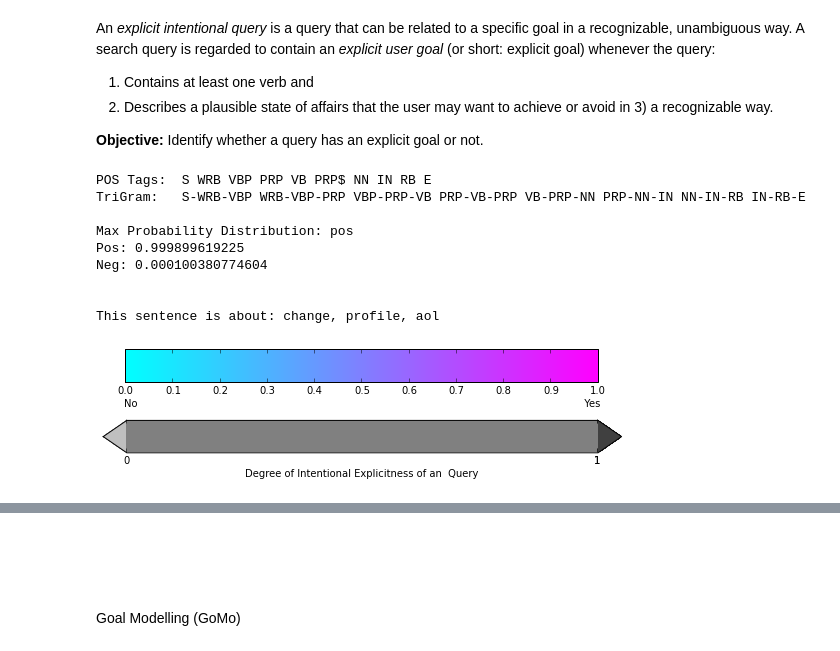
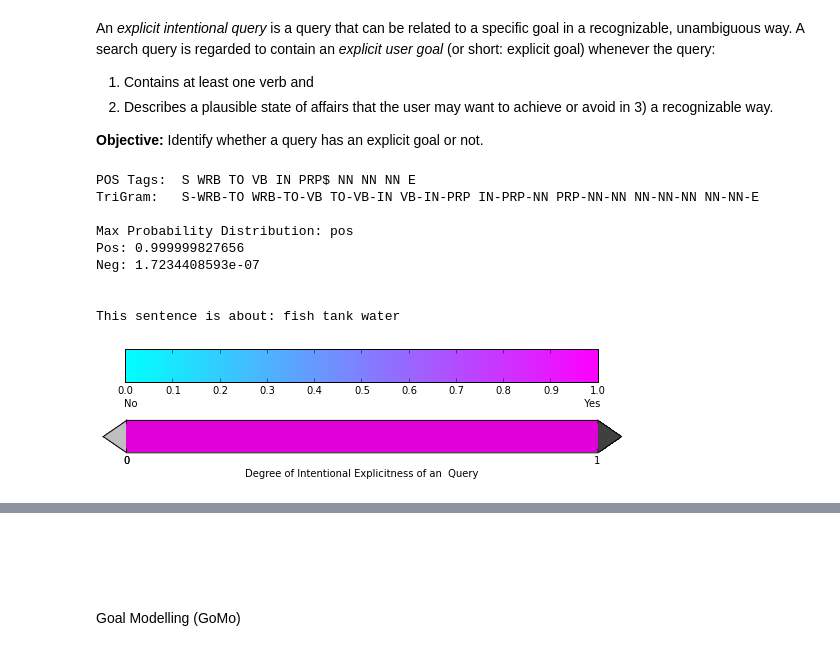
Before and after one commit to ljsou/QueryAnalyzer, a Jupyter notebook: QueryAnalyzer.ipynb, the cells around one changed output, grey strips where cells are left out. Saved outputs shown, nothing was run; the diff lists cells and outputs as text; code cells hidden in the pictures.

```diff
--- a/QueryAnalyzer.ipynb
+++ b/QueryAnalyzer.ipynb
@@ -11,23 +11,23 @@ An <i>explicit intentional query</i> is a query that can be related to a specifi
 # %%
 import goalAnalyzer as ga
 path = "/media/University/UniversityDisc/2-Master/MasterThesis/EjecucionTesis/Desarrollo/PythonProjects/QueryAnalyzer/Models/"
 classifier_name = "my_classifier_v3.pickle"
 cl = ga.loadTrainedClassifier(path + classifier_name)
-query = "how do I change my profile on aol"
+query = "how to warm up your fish tank water"
 prob_dist_max, tag = ga.testQuery(cl, query)
 ga.viewProbabilityDistribution(prob_dist_max, tag)
 
 
 import chunker as ch
-goal, subject, subject_2 = ch.extract(query)
+goal = ch.extract(query)
 # %% [output]
-POS Tags:  S WRB VBP PRP VB PRP$ NN IN RB E
-TriGram:   S-WRB-VBP WRB-VBP-PRP VBP-PRP-VB PRP-VB-PRP VB-PRP-NN PRP-NN-IN NN-IN-RB IN-RB-E
+POS Tags:  S WRB TO VB IN PRP$ NN NN NN E
+TriGram:   S-WRB-TO WRB-TO-VB TO-VB-IN VB-IN-PRP IN-PRP-NN PRP-NN-NN NN-NN-NN NN-NN-E
 
 Max Probability Distribution: pos
-Pos: 0.999899619225
-Neg: 0.000100380774604
+Pos: 0.999999827656
+Neg: 1.7234408593e-07
 
 
-This sentence is about: change, profile, aol
+This sentence is about: fish tank water
-[figure, old version]
+[figure, new version]
```
Also changed, not shown: parts of 1 cell of this notebook, 23 other files.
